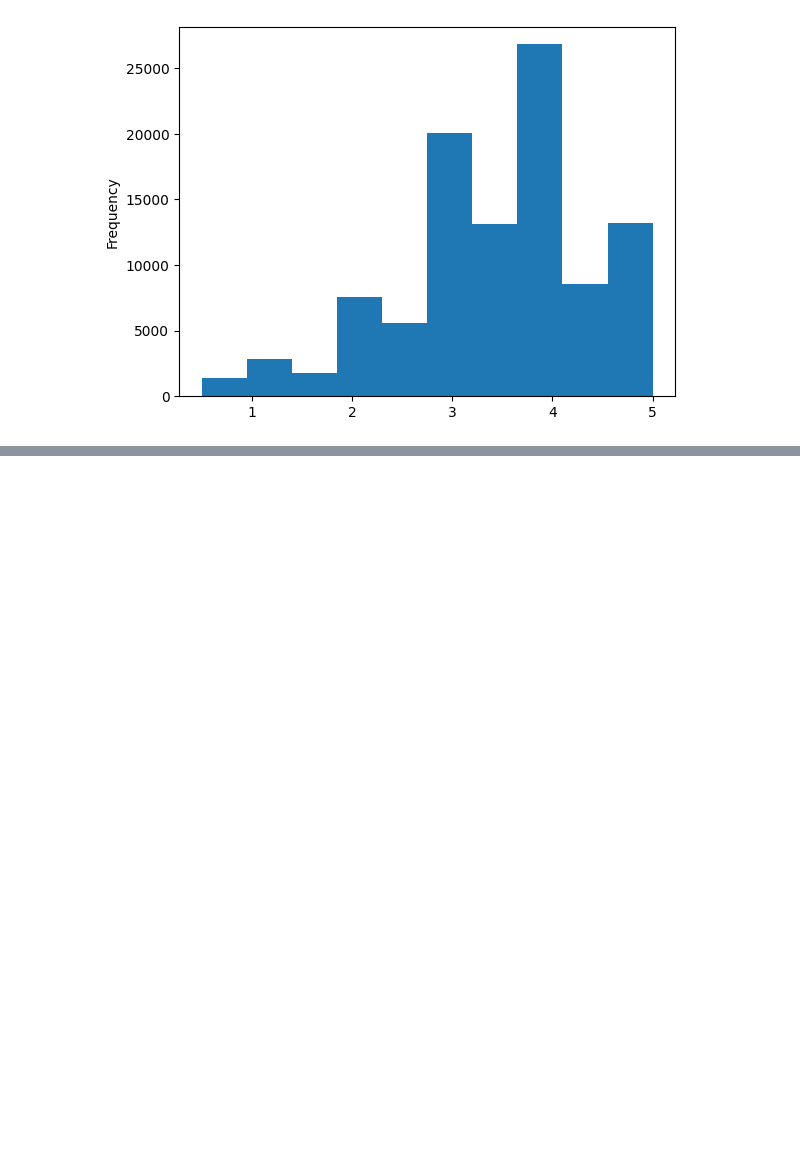
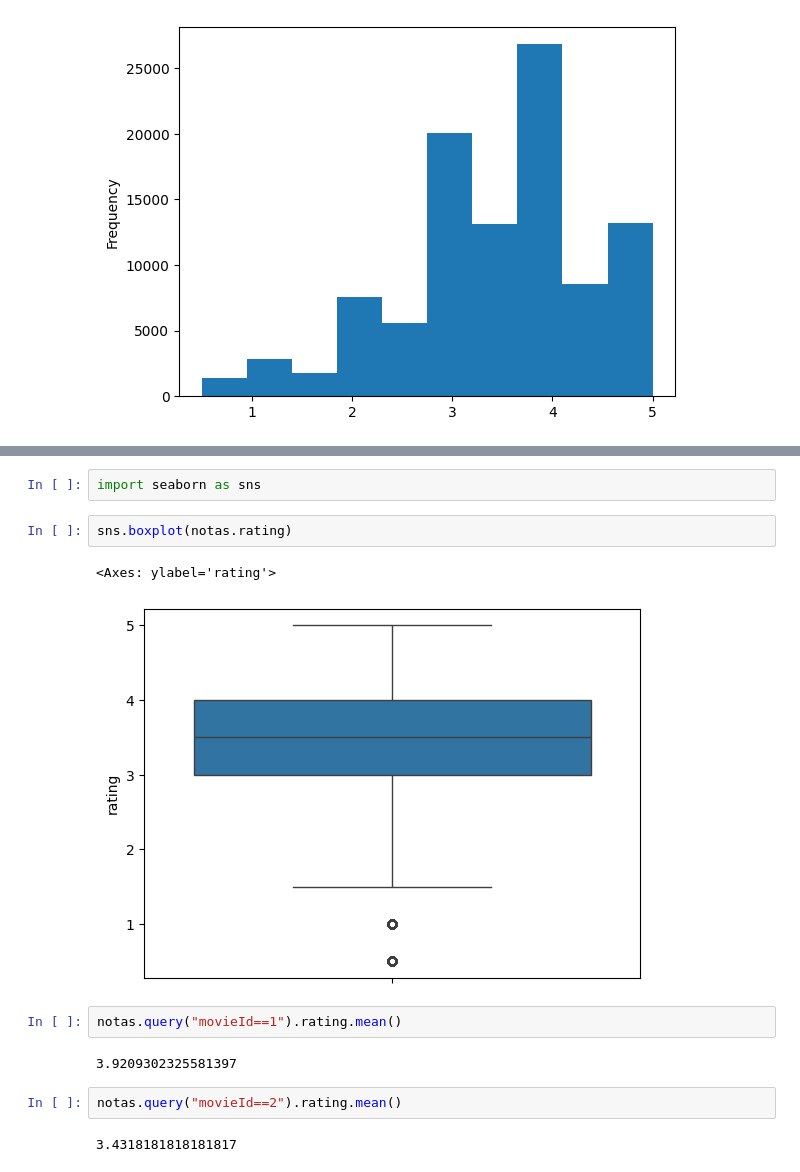
Before and after one commit to patidemitroff/PyPati, a Jupyter notebook: teste_filmes.ipynb, the cells around one changed output, grey strips where cells are left out. Saved outputs shown, nothing was run; the diff lists cells and outputs as text; blank space fills up the shorter version.

```diff
--- a/teste_filmes.ipynb
+++ b/teste_filmes.ipynb
@@ -81,0 +92,15 @@ notas.ratings.describe()
+# %%
+import seaborn as sns
+# %%
+sns.boxplot(notas.rating)
+# %% [output]
+<Axes: ylabel='rating'>
+[figure, added]
+# %%
+notas.query("movieId==1").rating.mean()
+# %% [output]
+3.9209302325581397
+# %%
+notas.query("movieId==2").rating.mean()
+# %% [output]
+3.4318181818181817
```
Also changed, not shown: parts of 1 cell of this notebook.
